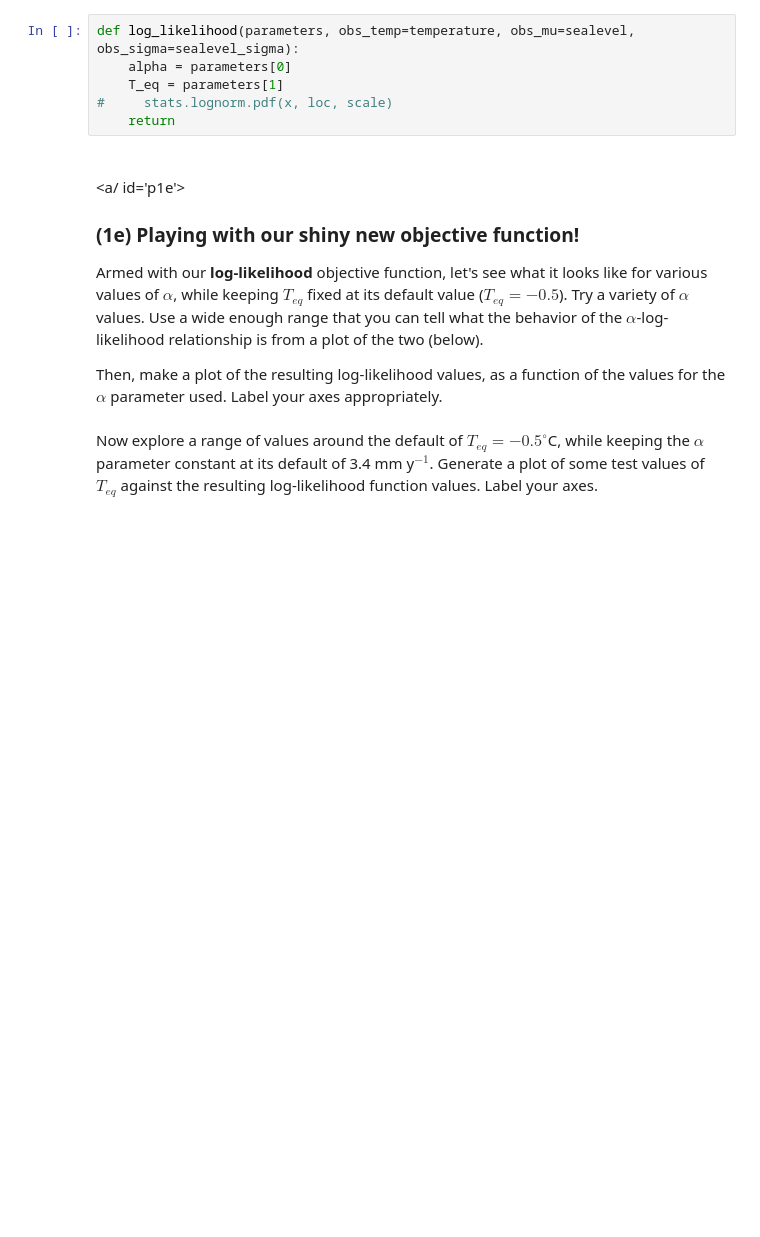
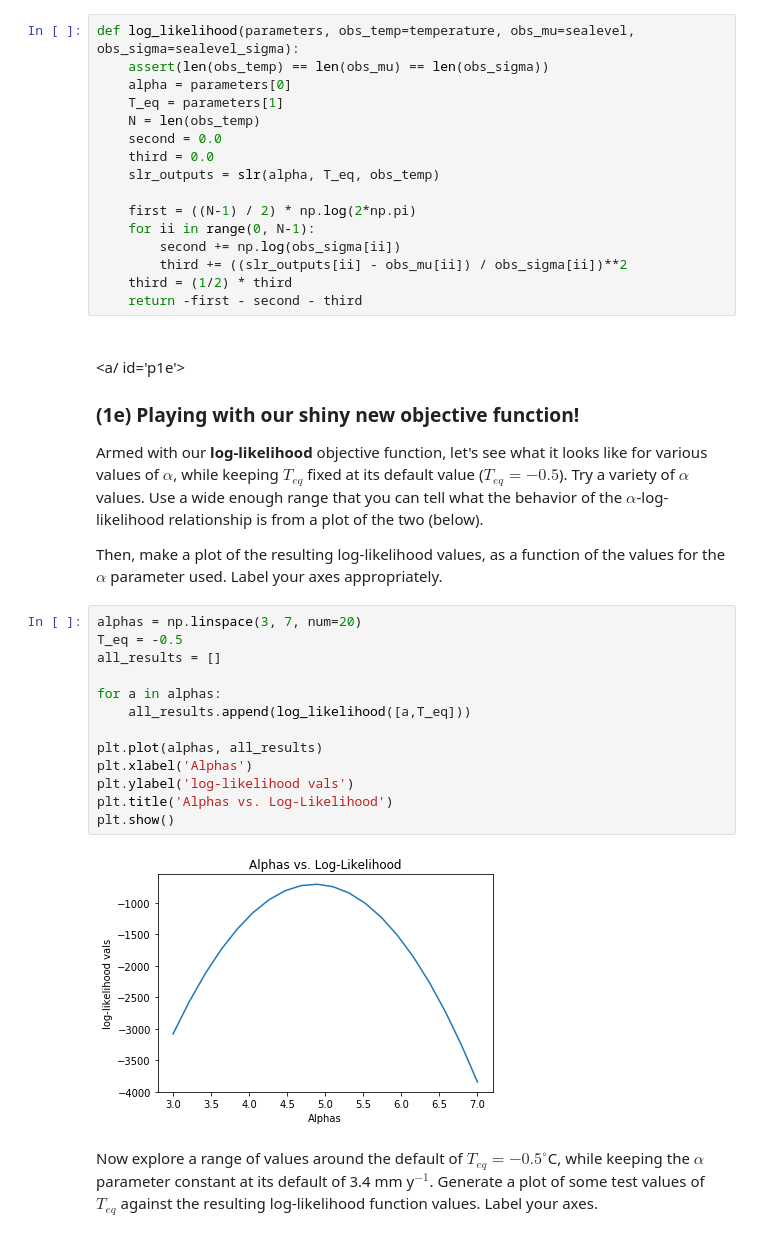
Before and after one commit to BrennonLee/AI, a Jupyter notebook: hw/csci3202_hw04_Brennon_Lee.ipynb, the cells around one changed output. Drawn from its saved outputs; the diff is of its cells as text; blank space fills up the shorter version.

```diff
--- a/hw/csci3202_hw04_Brennon_Lee.ipynb
+++ b/hw/csci3202_hw04_Brennon_Lee.ipynb
@@ -200,12 +200,22 @@ Now define a `log_likelihood(parameters, obs_temp, obs_mu, obs_sigma)` function:
 * this routine should return a **single** float number, that is the joint log-likelihood of the given `model` simulation.
 
 You may find the `scipy.stats` package to be useful here, or you can calculate this straight from the equation above.
-# %%
-def log_likelihood(parameters, obs_temp=temperature, obs_mu=sealevel, obs_sigma=sealevel_sigma):
-    alpha = parameters[0]
-    T_eq = parameters[1]
-#     stats.lognorm.pdf(x, loc, scale)
-    return
+# %%
+def log_likelihood(parameters, obs_temp=temperature, obs_mu=sealevel, obs_sigma=sealevel_sigma):
+    assert(len(obs_temp) == len(obs_mu) == len(obs_sigma))
+    alpha = parameters[0]
+    T_eq = parameters[1]
+    N = len(obs_temp)
+    second = 0.0
+    third = 0.0
+    slr_outputs = slr(alpha, T_eq, obs_temp)
+
+    first = ((N-1) / 2) * np.log(2*np.pi)
+    for ii in range(0, N-1):
+        second += np.log(obs_sigma[ii])
+        third += ((slr_outputs[ii] - obs_mu[ii]) / obs_sigma[ii])**2
+    third = (1/2) * third
+    return -first - second - third
 # %% [markdown]
 <br>
 
@@ -216,5 +226,20 @@ def log_likelihood(parameters, obs_temp=temperature, obs_mu=sealevel, obs_sigma=
 Armed with our **log-likelihood** objective function, let's see what it looks like for various values of $\alpha$, while keeping $T_{eq}$ fixed at its default value ($T_{eq}=-0.5$). Try a variety of $\alpha$ values. Use a wide enough range that you can tell what the behavior of the $\alpha$-log-likelihood relationship is from a plot of the two (below).
 
 Then, make a plot of the resulting log-likelihood values, as a function of the values for the $\alpha$ parameter used. Label your axes appropriately.
+# %%
+alphas = np.linspace(3, 7, num=20)
+T_eq = -0.5
+all_results = []
+
+for a in alphas:
+    all_results.append(log_likelihood([a,T_eq]))
+
+plt.plot(alphas, all_results)
+plt.xlabel('Alphas')
+plt.ylabel('log-likelihood vals')
+plt.title('Alphas vs. Log-Likelihood')
+plt.show()
+# %% [output]
+[figure, added]
 # %% [markdown]
 Now explore a range of values around the default of $T_{eq}= -0.5 ^{\circ}$C, while keeping the $\alpha$ parameter constant at its default of 3.4 mm y$^{-1}$. Generate a plot of some test values of $T_{eq}$ against the resulting log-likelihood function values.  Label your axes.
```
Also changed, not shown: parts of 3 cells of this notebook.
